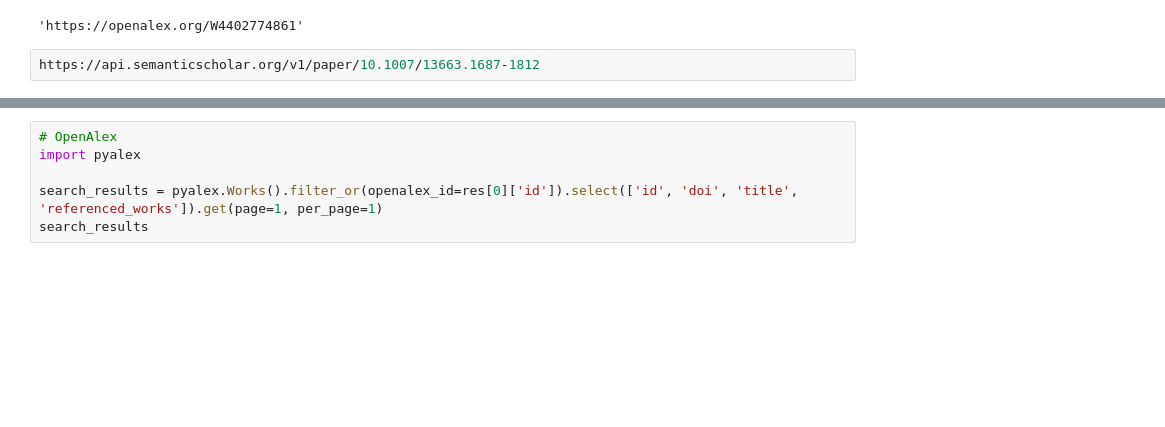
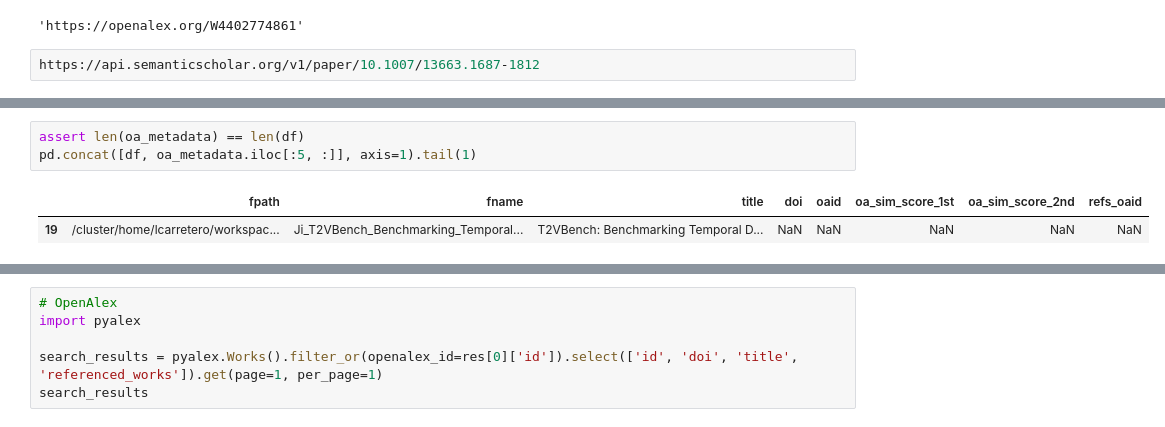
Before and after one commit to LuisCarretero/dsl-research-assistant, a Jupyter notebook: src/semantic_search/dev/retrieval_dev.ipynb, the cells around one changed output, grey strips where cells are left out. Cells and saved outputs as stored; diff of their text form; blank space fills up the shorter version.

```diff
--- a/src/semantic_search/dev/retrieval_dev.ipynb
+++ b/src/semantic_search/dev/retrieval_dev.ipynb
@@ -322,0 +343,6 @@ Error details: RetryError[<Future at 0x... state=finished raised ConnectionRefus
+# %%
+assert len(oa_metadata) == len(df)
+pd.concat([df, oa_metadata.iloc[:5, :]], axis=1).tail(1)
+# %% [output]
+|  | fpath | fname | title | doi | oaid | oa_sim_score_1st | oa_sim_score_2nd | refs_oaid |
+| 19 | /cluster/home/lcarretero/workspac... | Ji_T2VBench_Benchmarking_Temporal... | T2VBench: Benchmarking Temporal D... | NaN | NaN | NaN | NaN | NaN |
```
Also changed, not shown: parts of 4 cells of this notebook, 1 other file.
